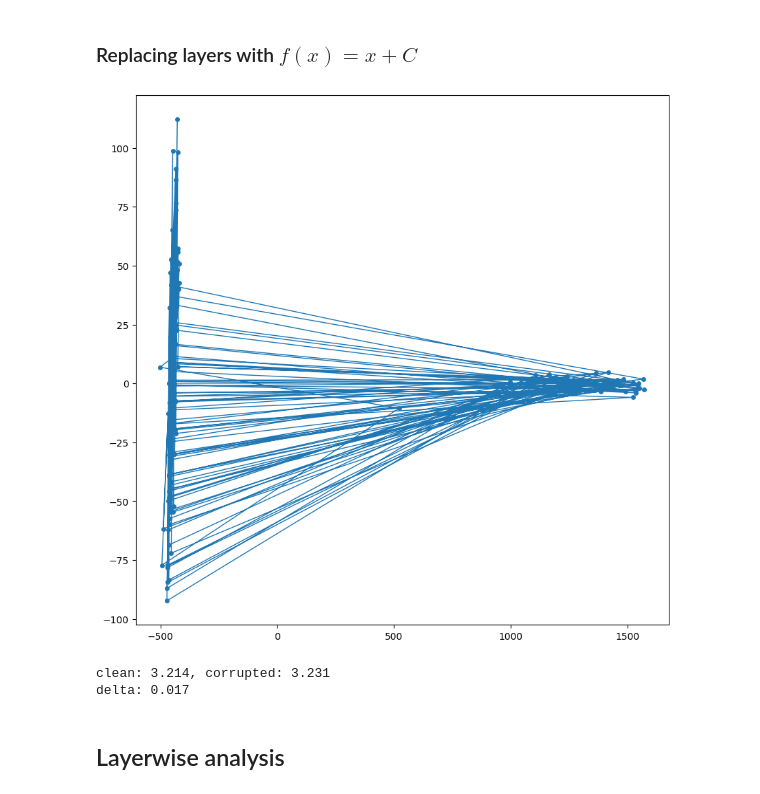
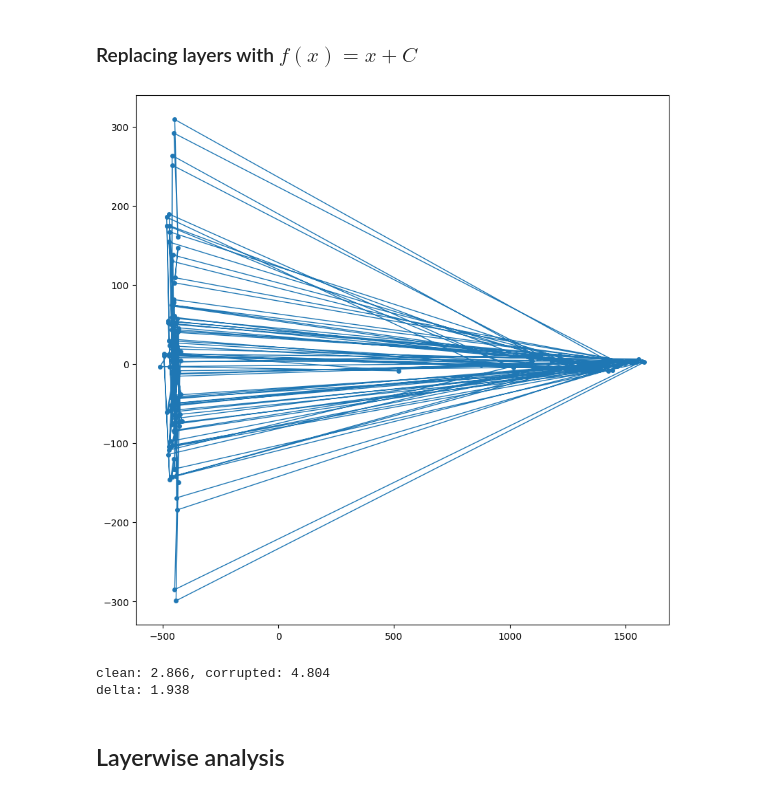
Before and after one commit to msh2481/LanguageTransfer, a Jupyter notebook: patching.ipynb, the cells around one changed output. Saved outputs shown, nothing was run; the diff lists cells and outputs as text; code cells hidden in the pictures.

```diff
--- a/patching.ipynb
+++ b/patching.ipynb
@@ -111,8 +113,8 @@ from utils import get_activations, get_loss, prompt_from_template
 t.set_grad_enabled(False)
 
 layer_deltas = {name: [] for name in layer_list if "h." in name}
-for _ in range(100):
-    prompt = prompt_from_template("(())" * 40)
+for _ in range(10):
+    prompt = prompt_from_template("(())" * 40, random=True)
     # prompt = "<5 <6 <7 <8 <9 9> 8> 7> 6> 5>"
     inputs_dict, outputs_dict = get_activations(model, tokenizer, prompt)
     for name in layer_deltas:
@@ -140,40 +142,40 @@ class Adder(nn.Module):
 
 
 s = 0
-replace_l = 2
+replace_l = 1
 replace_r = 7
 for i_prompt in range(replace_l, replace_r):
     s += layer_delta[f"transformer.h.{i_prompt}"]
 
 new_model = AutoModelForCausalLM.from_pretrained("Mlxa/brackets-nested")
 new_model.config.use_cache = False
 new_model.config.output_attentions = False
 new_model.transformer.h = nn.ModuleList(
     new_model.transformer.h[:replace_l]
     + [
         Adder(s),
     ]
     + new_model.transformer.h[replace_r:]
 )
 
 
 pca = PCA(n_components=2, whiten=False)
 coords = pca.fit_transform(layer_delta["transformer.h.7"])
 plt.figure(figsize=(10, 10))
 plt.plot(coords[:, 0], coords[:, 1], "-o", lw=1, ms=4)
 plt.show()
 
 
-prompt = prompt_from_template("(())" * 20)
-# prompt = prompt_from_template("(())()(())")
+# prompt = prompt_from_template("(())" * 20, random=False)
+prompt = prompt_from_template("(())()(())", random=False)
 a = get_loss(model, tokenizer, prompt)
 b = get_loss(new_model, tokenizer, prompt)
 print(f"clean: {a:.3f}, corrupted: {b:.3f}")
 print(f"delta: {b - a:.3f}")
 # %% [output]
-[figure, old version]
+[figure, new version]
-clean: 3.214, corrupted: 3.231
-delta: 0.017
+clean: 2.866, corrupted: 4.804
+delta: 1.938
 # %% [markdown]
 ## Layerwise analysis
 # %%
```
Also changed, not shown: parts of 19 cells of this notebook, 1 other file.
